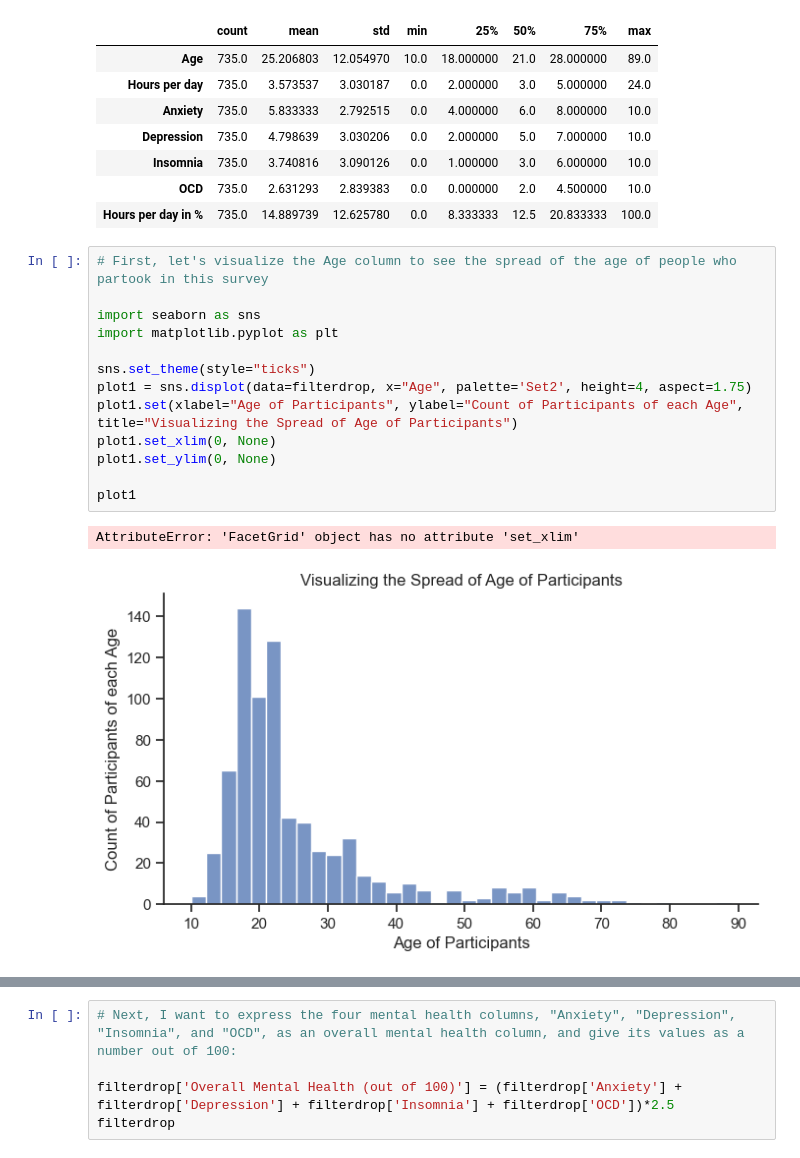
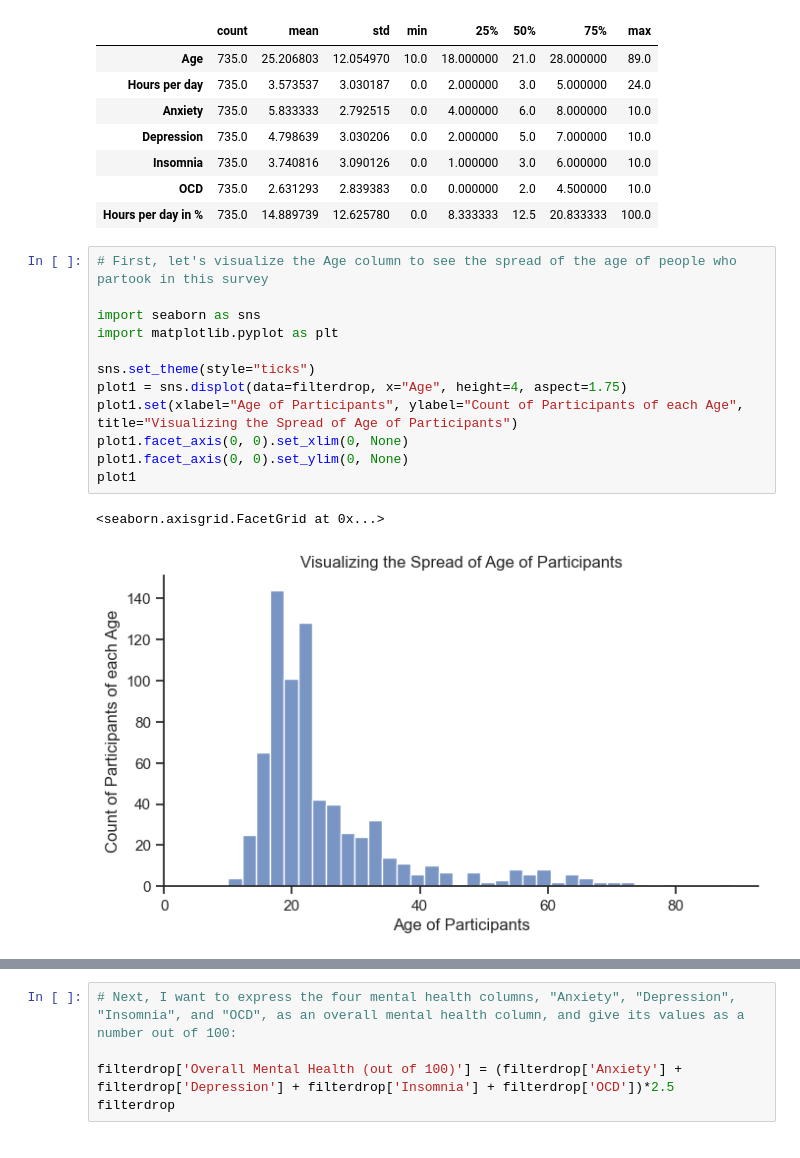
Before and after one commit to ubco-W2022T2-data301/project-group-group12, a Jupyter notebook: analysis/analysisZainab.ipynb, the cells around one changed output, grey strips where cells are left out. Cells and saved outputs as stored; diff of their text form.

```diff
--- a/analysis/analysisZainab.ipynb
+++ b/analysis/analysisZainab.ipynb
@@ -228,19 +228,18 @@ filterdrop.describe(include=np.number).T
 # %%
 # First, let's visualize the Age column to see the spread of the age of people who partook in this survey
 
 import seaborn as sns
 import matplotlib.pyplot as plt
 
 sns.set_theme(style="ticks")
-plot1 = sns.displot(data=filterdrop, x="Age", palette='Set2', height=4, aspect=1.75)
+plot1 = sns.displot(data=filterdrop, x="Age", height=4, aspect=1.75)
 plot1.set(xlabel="Age of Participants", ylabel="Count of Participants of each Age", title="Visualizing the Spread of Age of Participants")
-plot1.set_xlim(0, None)
-plot1.set_ylim(0, None)
-
+plot1.facet_axis(0, 0).set_xlim(0, None)
+plot1.facet_axis(0, 0).set_ylim(0, None)
 plot1
 # %% [output]
-AttributeError: 'FacetGrid' object has no attribute 'set_xlim'
+<seaborn.axisgrid.FacetGrid at 0x...>
-[figure, old version]
+[figure, new version]
 # %%
 # Now, let's visualize the "Hours per day in %" column to see the spread of how much music the participants of this survey listen to per day
 
```
Also changed, not shown: parts of 14 cells of this notebook.
